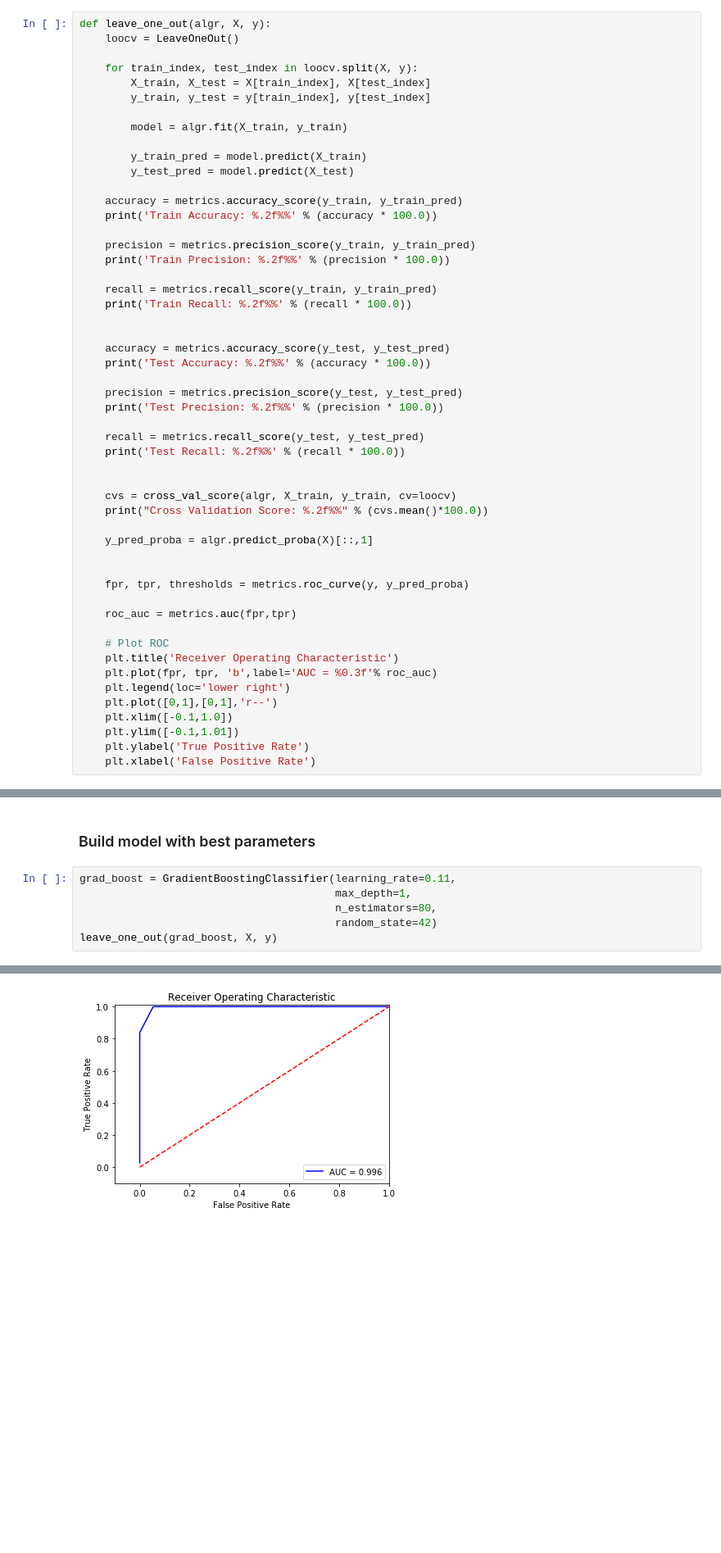
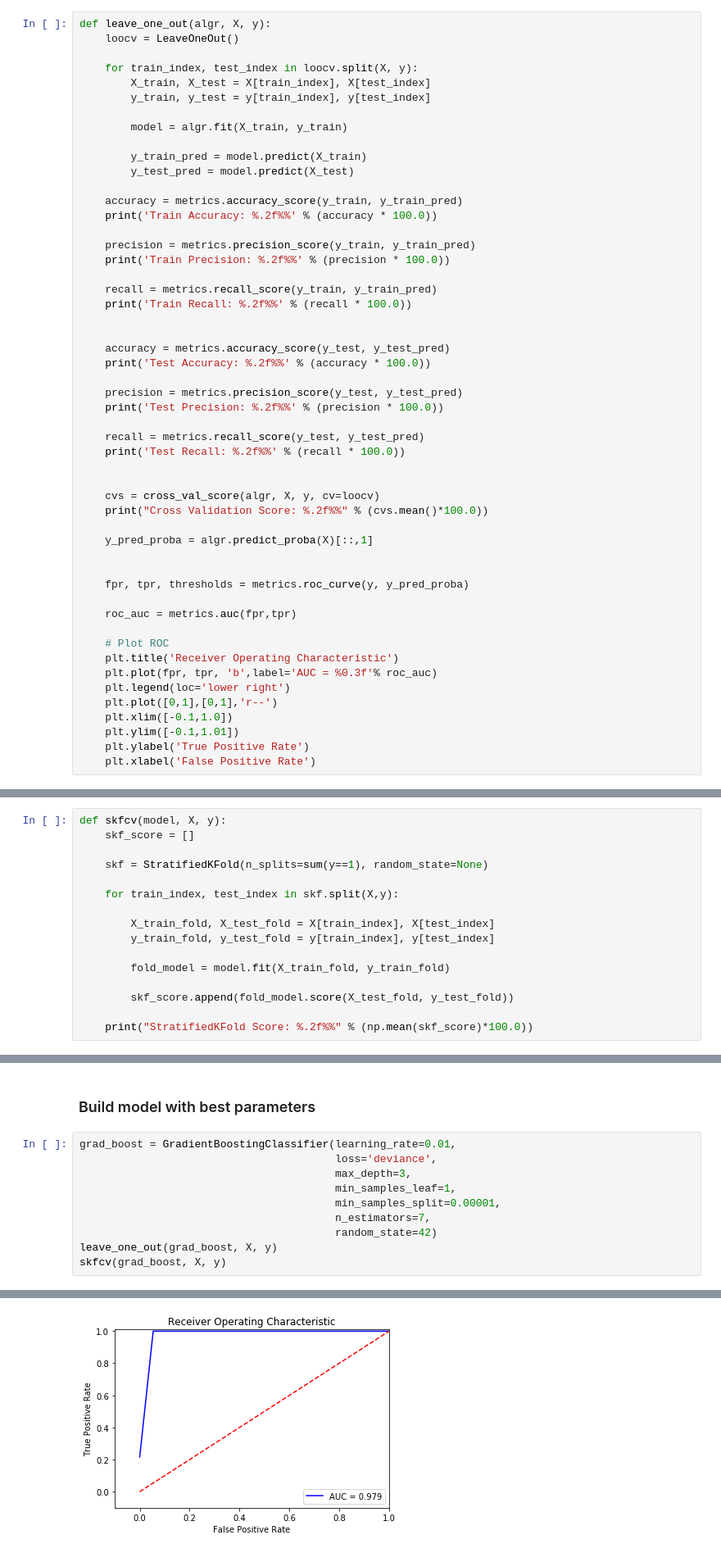
Before and after one commit to myingling0603/Debt-Portfolio-Capstone, a Jupyter notebook: Build Model.ipynb, the cells around one changed output, grey strips where cells are left out. Shown at 82% size. Saved outputs shown, nothing was run; the diff lists cells and outputs as text; blank space fills up the shorter version.

Commit message:
Finished the modeling and executive summary

```diff
--- a/Build Model.ipynb
+++ b/Build Model.ipynb
@@ -167,7 +167,7 @@ def leave_one_out(algr, X, y):
     print('Test Recall: %.2f%%' % (recall * 100.0))
 
 
-    cvs = cross_val_score(algr, X_train, y_train, cv=loocv)
+    cvs = cross_val_score(algr, X, y, cv=loocv)
     print("Cross Validation Score: %.2f%%" % (cvs.mean()*100.0))
 
     y_pred_proba = algr.predict_proba(X)[::,1]
@@ -189,3 +194,19 @@ def leave_one_out(algr, X, y):
+# %%
+def skfcv(model, X, y):
+    skf_score = []
+
+    skf = StratifiedKFold(n_splits=sum(y==1), random_state=None)
+
+    for train_index, test_index in skf.split(X,y):
+
+        X_train_fold, X_test_fold = X[train_index], X[test_index]
+        y_train_fold, y_test_fold = y[train_index], y[test_index]
+
+        fold_model = model.fit(X_train_fold, y_train_fold)
+
+        skf_score.append(fold_model.score(X_test_fold, y_test_fold))
+
+    print("StratifiedKFold Score: %.2f%%" % (np.mean(skf_score)*100.0))
 # %% [markdown]
 ### SMOTE (Synthetic Minority Over-sampling Technique)
 Because the dataset out of balanced I'm over sampling the minority class.
@@ -426,9 +489,13 @@ Score: 100.00%
 # %% [markdown]
 ### Build model with best parameters
 # %%
-grad_boost = GradientBoostingClassifier(learning_rate=0.11,
-                                        max_depth=1,
-                                        n_estimators=80,
+grad_boost = GradientBoostingClassifier(learning_rate=0.01,
+                                        loss='deviance',
+                                        max_depth=3,
+                                        min_samples_leaf=1,
+                                        min_samples_split=0.00001,
+                                        n_estimators=7,
                                         random_state=42)
 leave_one_out(grad_boost, X, y)
+skfcv(grad_boost, X, y)
 # %% [output]
@@ -442,4 +510,4 @@ Cross Validation Score: 87.67%
-[figure, old version]
+[figure, new version]
 # %% [markdown]
 ### What are the important features to this model
 # %%
```
Also changed, not shown: parts of 21 cells of this notebook, 3 other files.
